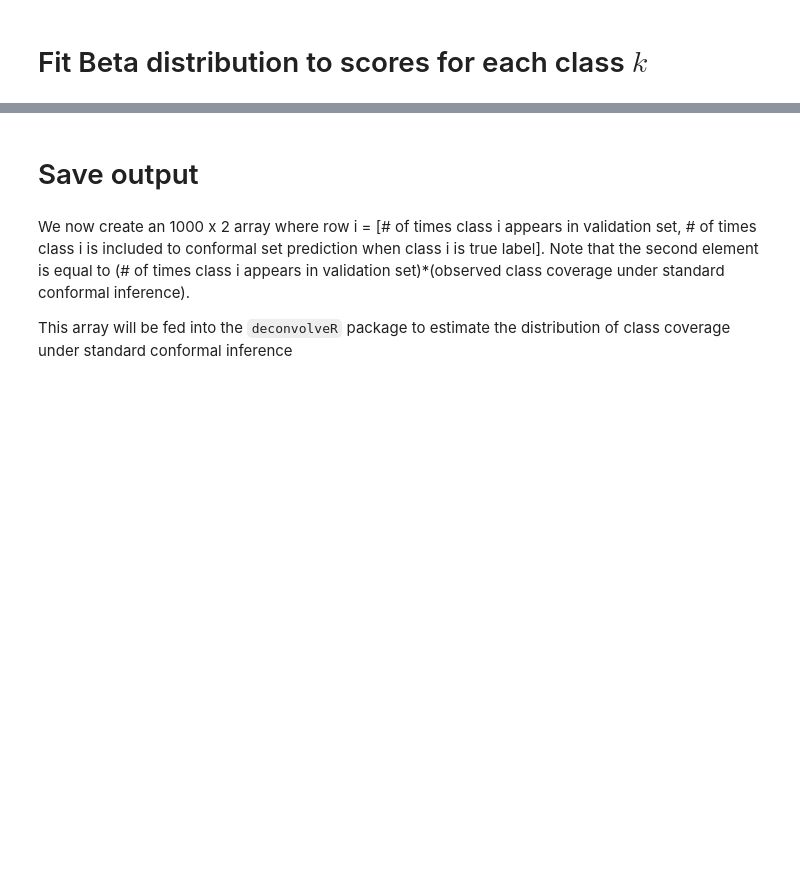
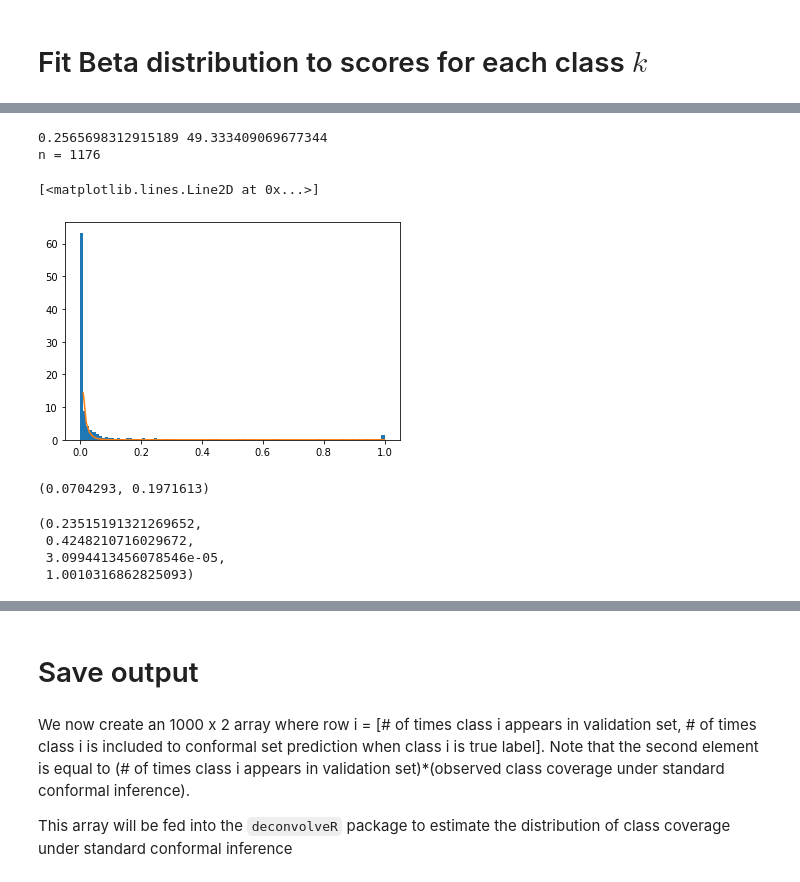
Before and after one commit to tiffanyding/empirical-bayes-conformal, a Jupyter notebook: imagenet_experiments.ipynb, the cells around one changed output, grey strips where cells are left out. Cells and saved outputs as stored; diff of their text form; code cells hidden in the pictures; blank space fills up the shorter version.

Commit message:
[estimate Beta params] and quantiles

```diff
--- a/imagenet_experiments.ipynb
+++ b/imagenet_experiments.ipynb
@@ -209,19 +217,21 @@ np.mean(cb_class_specific_cov), np.std(cb_class_specific_cov)
 # %% [markdown]
 # Fit Beta distribution to scores for each class $k$
 # %%
-# [NOTE: haven't run this yet]
-#First, let's do it for a single class
+# First, let's do it for a single class
 
 # Select data
-k = 0
-classk_scores = scores[:,k]
+k = 1
+classk_scores = scores[labels==k,k]
 
 # Fit distribution to data
-a_k, b_k = beta.fit(classk_scores)
+a_k, b_k, _, _ = beta.fit(classk_scores)
+print(a_k, b_k)
+print('n =', len(classk_scores))
 
 
 # Plot
-plt.hist(classk_scores, label='Observed scores') # Data
 grid = np.linspace(0, 1, 100)
+plt.hist(classk_scores, label='Observed scores', bins=grid, density=True) # Data
 fitted_distr = beta.pdf(grid, a_k, b_k)# Fitted distribution
 plt.plot(grid, fitted_distr, label= f'Beta({a_k}, {b_k})')
+# %% [output]
@@ -227,0 +239,4 @@ plt.plot(grid, fitted_distr, label= f'Beta({a_k}, {b_k})')
+0.2565698312915189 49.333409069677344
+n = 1176
+[<matplotlib.lines.Line2D at 0x...>]
+[figure, added]
@@ -238,0 +243,11 @@ for k in range(num_classes):
+# %%
+classk_scores.mean(), classk_scores.std()
+# %% [output]
+(0.0704293, 0.1971613)
+# %%
+beta.fit(classk_scores)
+# %% [output]
+(0.23515191321269652,
+ 0.4248210716029672,
+ 3.0994413456078546e-05,
+ 1.0010316862825093)
```
Also changed, not shown: parts of 36 cells of this notebook, 3 other files.
